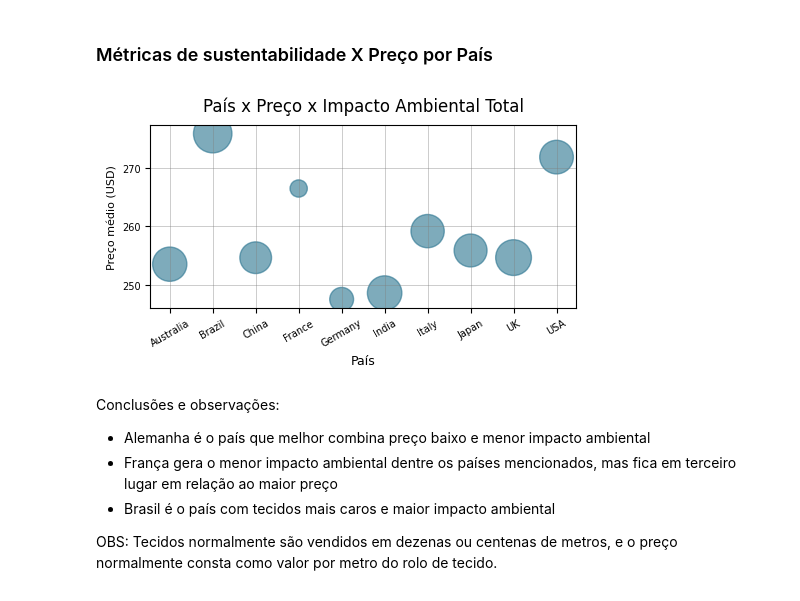
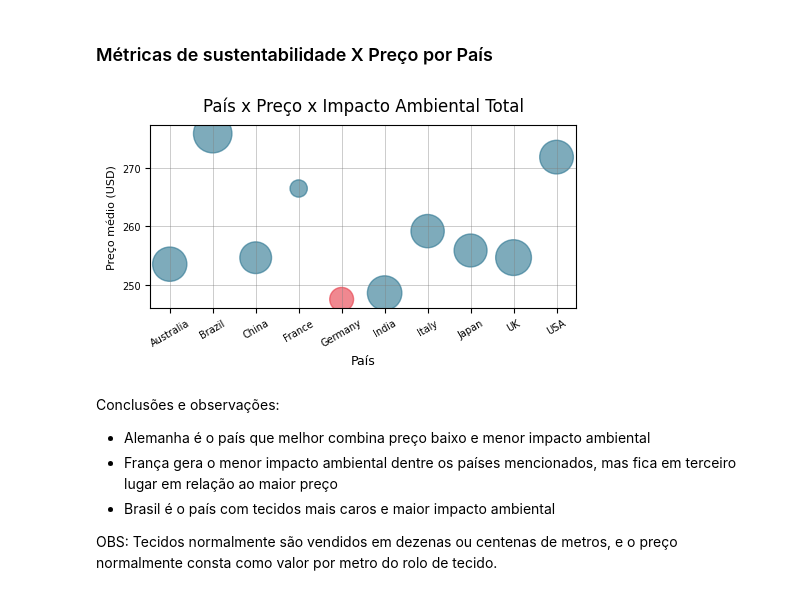
Before and after one commit to rebecapaes/MVP-posgrad-analise-dados, a Jupyter notebook: MVP_AnáliseDeDados_RebecaPaes.ipynb, the cells around one changed output. Saved outputs shown, nothing was run; the diff lists cells and outputs as text; code cells hidden in the pictures.

```diff
--- a/MVP_AnáliseDeDados_RebecaPaes.ipynb
+++ b/MVP_AnáliseDeDados_RebecaPaes.ipynb
@@ -689,35 +689,38 @@ media_pais = df_sustainable_limpo.groupby('Country')[metricas + ['Average_Price_
 for metrica in metricas:
     media_pais[f'{metrica}_norm'] = (media_pais[metrica] - media_pais[metrica].min()) / (media_pais[metrica].max() - media_pais[metrica].min())
 
 media_pais['soma_norm'] = media_pais[['Carbon_Footprint_MT_norm', 'Water_Usage_Liters_norm', 'Waste_Production_KG_norm']].sum(axis=1)
 
 # determina o tamanho total da imagem (5x3)
 plt.figure(figsize=(5, 3))
 
+# cria lista de cores: destaque para Alemanha, padrão para os demais
+cores = ['#e63946' if pais == 'Germany' else '#28738f' for pais in media_pais['Country']]
+
 # gera gráfico scatterplot
 plt.scatter(
     media_pais['Country'],
     media_pais['Average_Price_USD'],
     s=media_pais['soma_norm'] * 300,
     alpha=0.6,
-    color='#28738f')
+    color=cores)
 
 # exibição da imagem como um todo
 plt.grid( # gera linhas guia
     True,
     linestyle='-',
     linewidth=0.4,
     alpha=0.7,
     color='grey')
 plt.title('País x Preço x Impacto Ambiental Total', fontsize=12, pad=10)
 plt.xlabel('País', fontsize=9)
 plt.ylabel('Preço médio (USD)', fontsize=8)
 plt.xticks(fontsize=7, rotation=30)
 plt.yticks(fontsize=7)
 plt.tight_layout()
 plt.show()
 # %% [output]
-[figure, old version]
+[figure, new version]
 # %% [markdown]
 Conclusões e observações:
 
```
